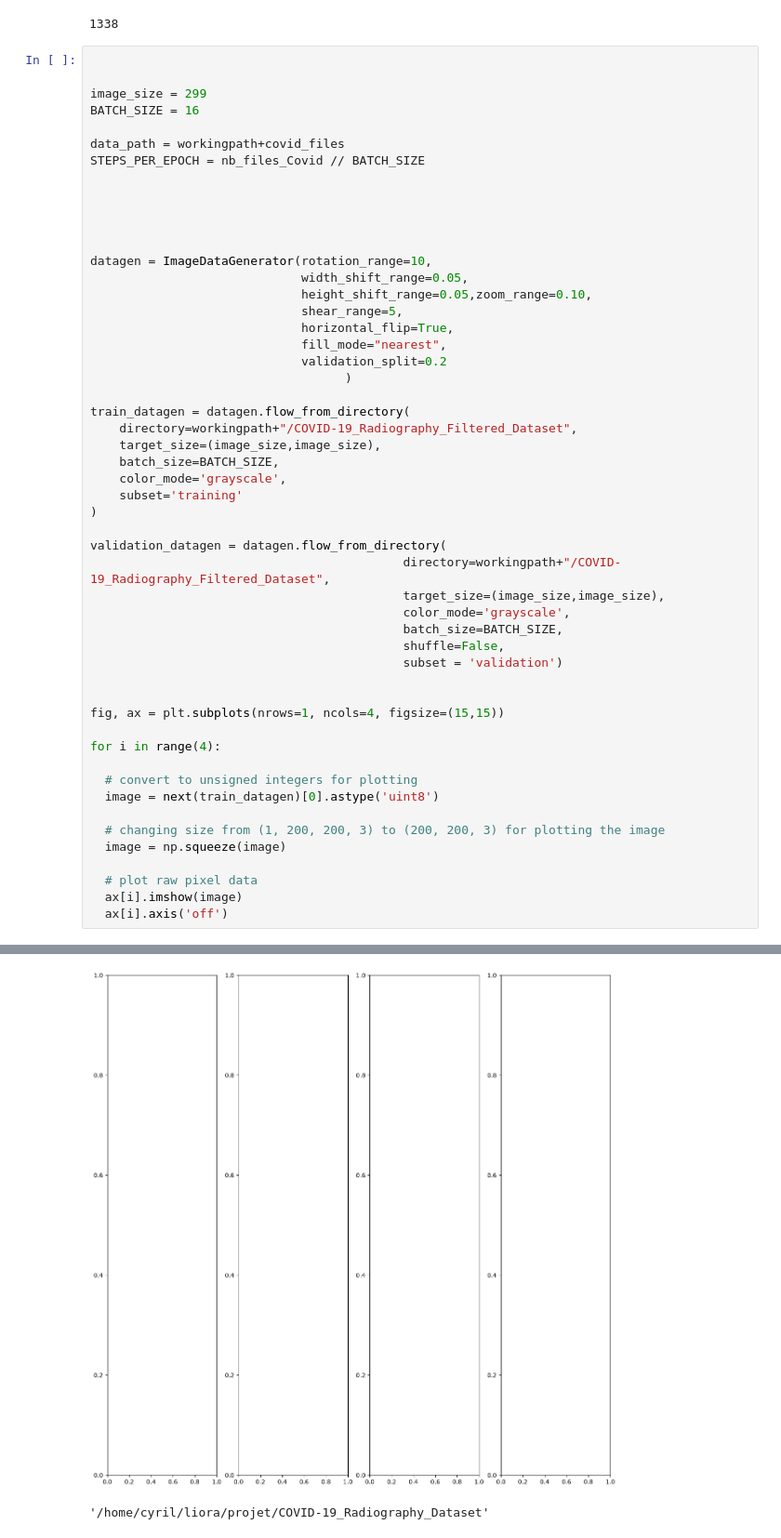
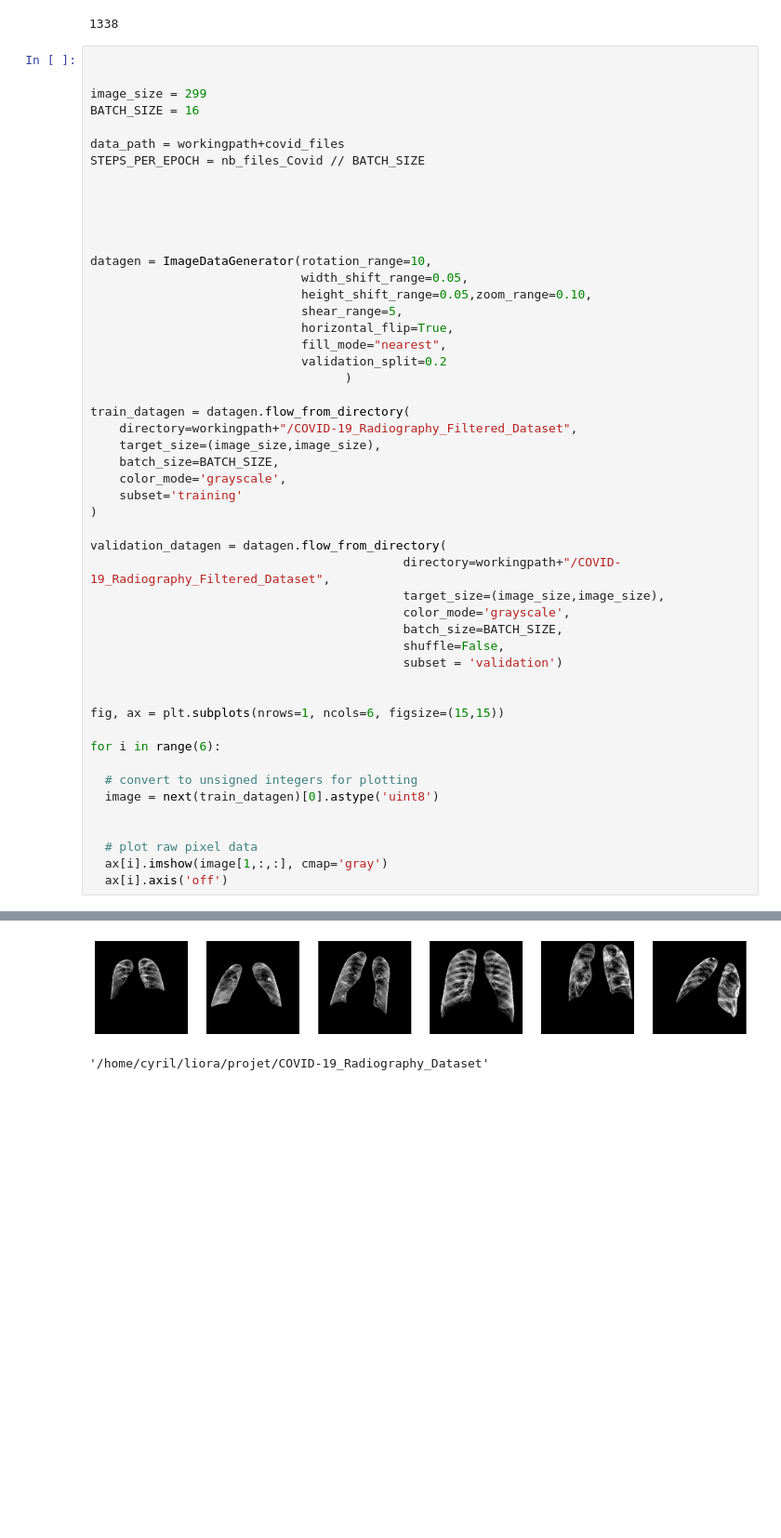
Before and after one commit to cyrilmarat/Liora_Covid, a Jupyter notebook: notebooks/exploration/testkeras.ipynb, the cells around one changed output, grey strips where cells are left out. Shown at 93% size. Cells and saved outputs as stored; diff of their text form; blank space fills up the shorter version.

```diff
--- a/notebooks/exploration/testkeras.ipynb
+++ b/notebooks/exploration/testkeras.ipynb
@@ -214,18 +214,16 @@ validation_datagen = datagen.flow_from_directory(
                                            subset = 'validation')
 
 
-fig, ax = plt.subplots(nrows=1, ncols=4, figsize=(15,15))
+fig, ax = plt.subplots(nrows=1, ncols=6, figsize=(15,15))
 
-for i in range(4):
+for i in range(6):
 
   # convert to unsigned integers for plotting
   image = next(train_datagen)[0].astype('uint8')
 
-  # changing size from (1, 200, 200, 3) to (200, 200, 3) for plotting the image
-  image = np.squeeze(image)
 
   # plot raw pixel data
-  ax[i].imshow(image)
+  ax[i].imshow(image[1,:,:], cmap='gray')
   ax[i].axis('off')
 # %% [output]
 Found 14351 images belonging to 4 classes.
@@ -234,4 +231,4 @@ ImportError: This requires the scipy module. You can install it via `pip install
-[figure, old version]
+[figure, new version]
 # %%
 # %% [output]
 '/home/cyril/liora/projet/COVID-19_Radiography_Dataset'
```
Also changed, not shown: parts of 1 cell of this notebook.
